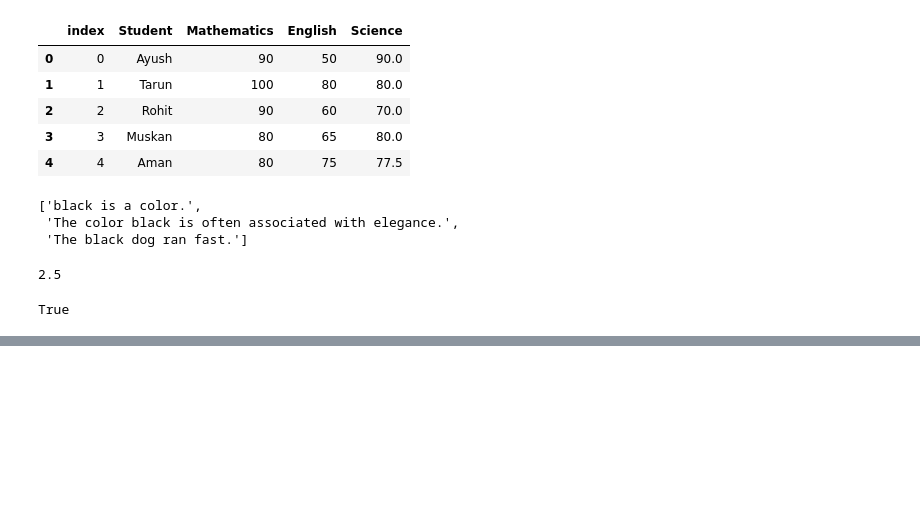
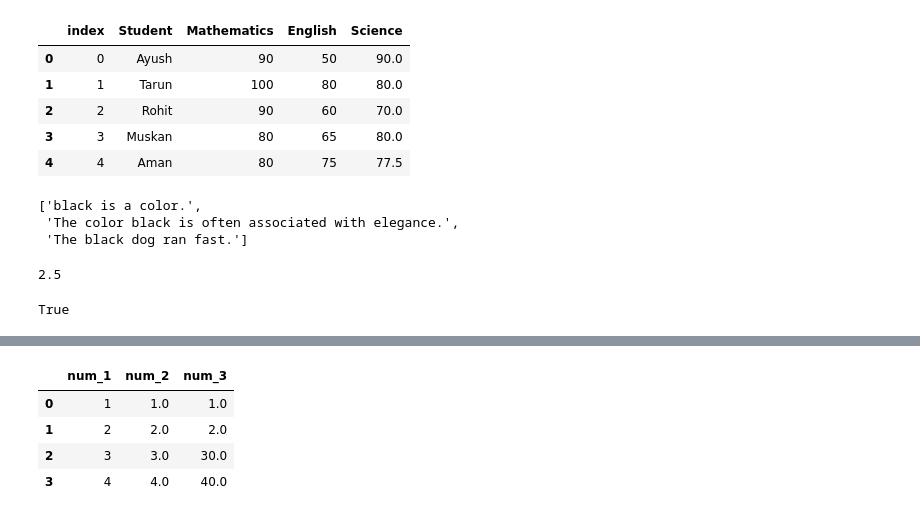
Before and after one commit to Shauryavashisth/Miscellaneous, a Jupyter notebook: Basic Practice.ipynb, the cells around one changed output, grey strips where cells are left out. Cells and saved outputs as stored; diff of their text form; code cells hidden in the pictures; blank space fills up the shorter version.

```diff
--- a/Basic Practice.ipynb
+++ b/Basic Practice.ipynb
@@ -377,0 +399,4 @@ True
+# %%
+import pandas as pd
+random_df = pd.DataFrame({"num_1":[1,2,3,4],"num_2":[1.0,2.0,3.0,4.0]})
+random_df
@@ -377,0 +409,11 @@ True
+# %%
+# check num2 >2 *10 else same
+import numpy as np
+random_df['num_3'] = np.where(random_df['num_2']>2,random_df['num_2']*10,random_df['num_2'])
+random_df
+# %% [output]
+|  | num_1 | num_2 | num_3 |
+| 0 | 1 | 1.0 | 1.0 |
+| 1 | 2 | 2.0 | 2.0 |
+| 2 | 3 | 3.0 | 30.0 |
+| 3 | 4 | 4.0 | 40.0 |
```
Also changed, not shown: parts of 4 cells of this notebook.
